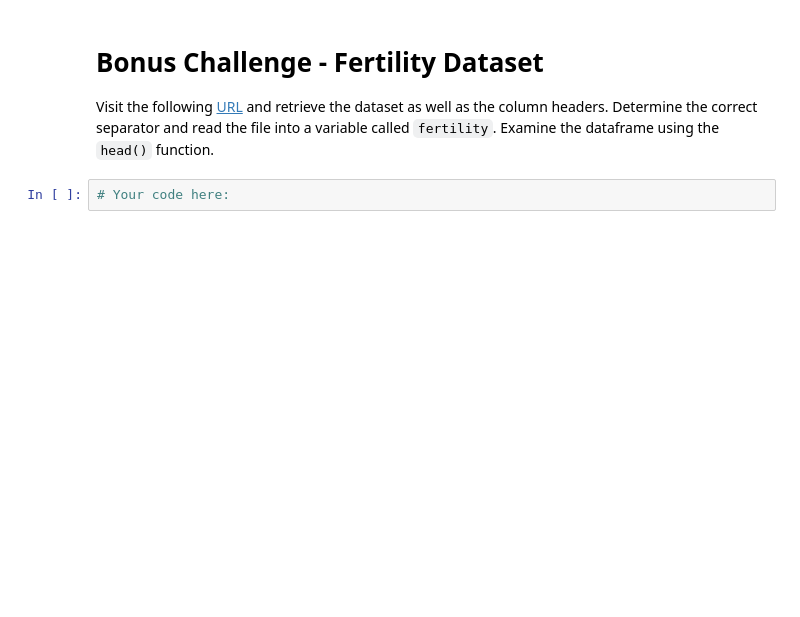
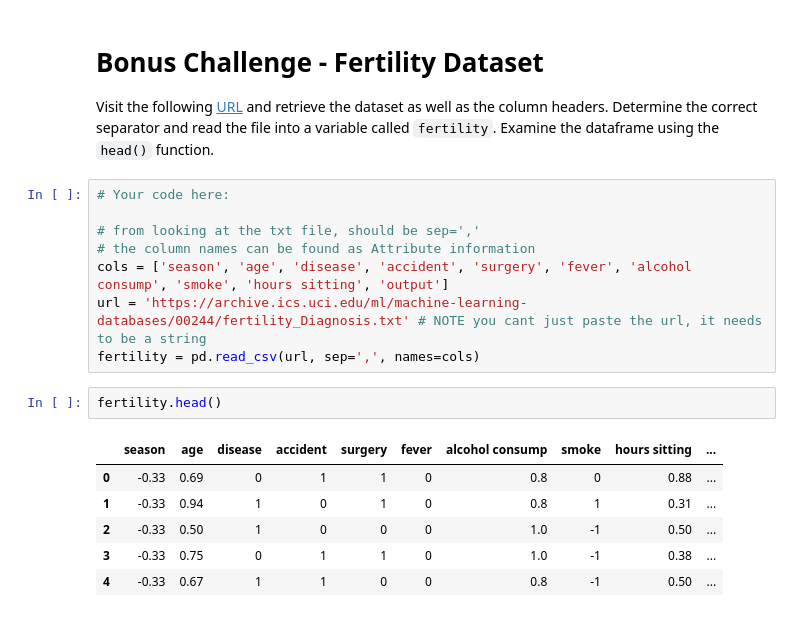
Before and after one commit to ksaslow/data-pt-ber-08-20, a Jupyter notebook: Labs/module-1_labs/04_pandas/03_lab-import-export/your-code/main.ipynb, the cells around one changed output. Drawn from its saved outputs; the diff is of its cells as text; blank space fills up the shorter version.

```diff
--- a/Labs/module-1_labs/04_pandas/03_lab-import-export/your-code/main.ipynb
+++ b/Labs/module-1_labs/04_pandas/03_lab-import-export/your-code/main.ipynb
@@ -112,5 +173,20 @@ Due to all the commas present in the cells of this file, let's save it as a tab
 # Bonus Challenge - Fertility Dataset
 
 Visit the following [URL](https://archive.ics.uci.edu/ml/datasets/Fertility) and retrieve the dataset as well as the column headers. Determine the correct separator and read the file into a variable called `fertility`. Examine the dataframe using the `head()` function.
-# %%
-# Your code here:
+# %%
+# Your code here:
+
+# from looking at the txt file, should be sep=','
+# the column names can be found as Attribute information
+cols = ['season', 'age', 'disease', 'accident', 'surgery', 'fever', 'alcohol consump', 'smoke', 'hours sitting', 'output']
+url = 'https://archive.ics.uci.edu/ml/machine-learning-databases/00244/fertility_Diagnosis.txt' # NOTE you cant just paste the url, it needs to be a string
+fertility = pd.read_csv(url, sep=',', names=cols)
+# %%
+fertility.head()
+# %% [output]
+|  | season | age | disease | accident | surgery | fever | alcohol consump | smoke | hours sitting | ... |
+| 0 | -0.33 | 0.69 | 0 | 1 | 1 | 0 | 0.8 | 0 | 0.88 | ... |
+| 1 | -0.33 | 0.94 | 1 | 0 | 1 | 0 | 0.8 | 1 | 0.31 | ... |
+| 2 | -0.33 | 0.50 | 1 | 0 | 0 | 0 | 1.0 | -1 | 0.50 | ... |
+| 3 | -0.33 | 0.75 | 0 | 1 | 1 | 0 | 1.0 | -1 | 0.38 | ... |
+| 4 | -0.33 | 0.67 | 1 | 1 | 0 | 0 | 0.8 | -1 | 0.50 | ... |
```
Also changed, not shown: parts of 10 cells of this notebook, 1 other file.
